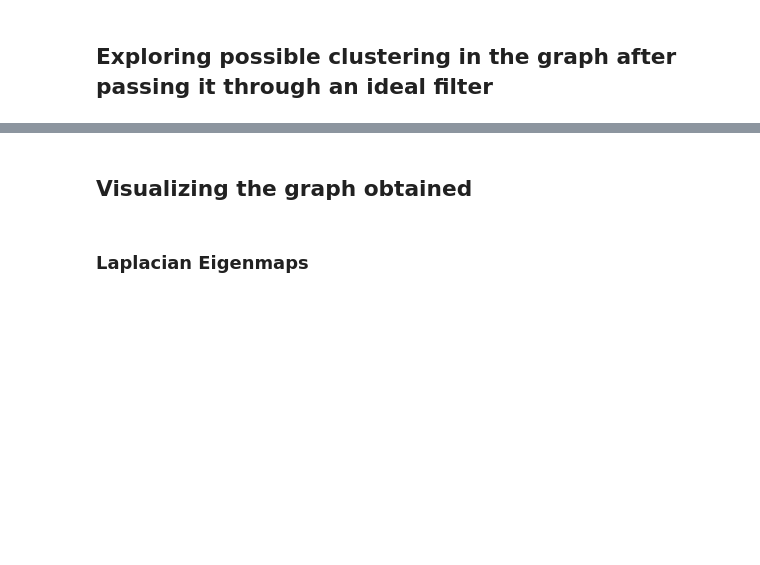
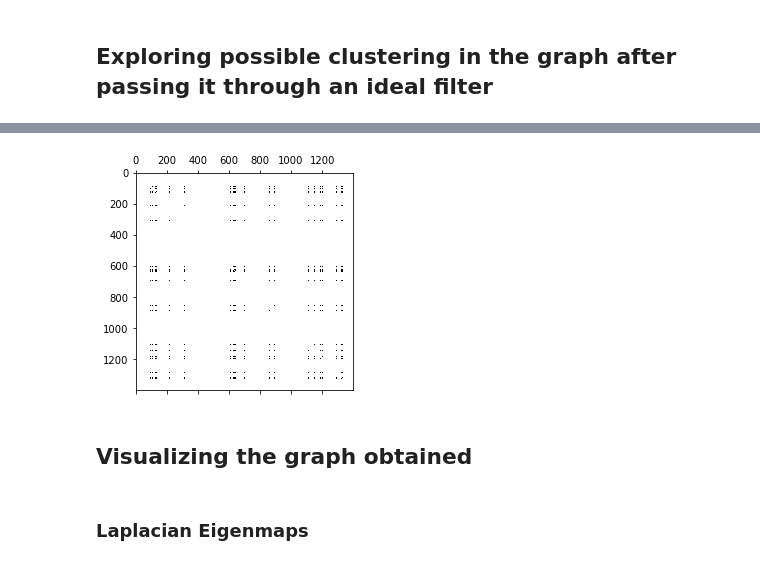
Before and after one commit to aaag97/ntds-projects, a Jupyter notebook: Project/wikipedia.ipynb, the cells around one changed output, grey strips where cells are left out. Saved outputs shown, nothing was run; the diff lists cells and outputs as text; code cells hidden in the pictures; blank space fills up the shorter version.

```diff
--- a/Project/wikipedia.ipynb
+++ b/Project/wikipedia.ipynb
@@ -523,7 +585,7 @@ alpha = 0.99 / np.max(lam)
 
 ideal_tk =  1/(1 + alpha*lam)
 # %%
-filt = ideal_graph_filter(adjacency.tolist(),ideal_tk)
+filt = FilterUtilities().ideal_graph_filter(adjacency.tolist(),ideal_tk)
 # %%
 graph_filt = nx.from_numpy_matrix(filt)
 # %%
@@ -560,7 +631,9 @@ giant_features.nodes
 # %%
-adjacency_filt = epsilon_similarity_graph(filt, sigma= 2*np.mean(feat), epsilon=0.60)
+adjacency_filt = matrixu.epsilon_similarity_graph(filt, sigma= 2*np.mean(feat), epsilon=0.60)
 plt.spy(adjacency)
 plt.show()
+# %% [output]
+[figure, added]
 # %% [markdown]
 ## Visualizing the graph obtained
 # %%
```
Also changed, not shown: parts of 36 cells of this notebook.
